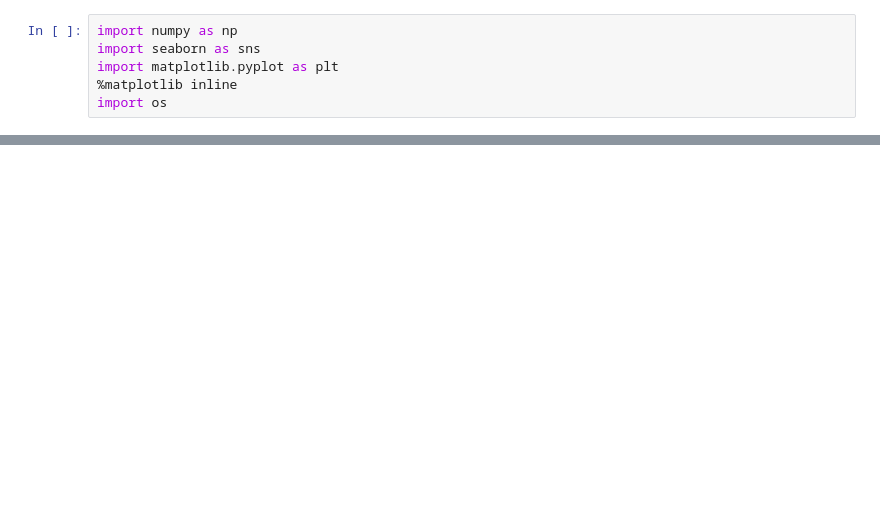
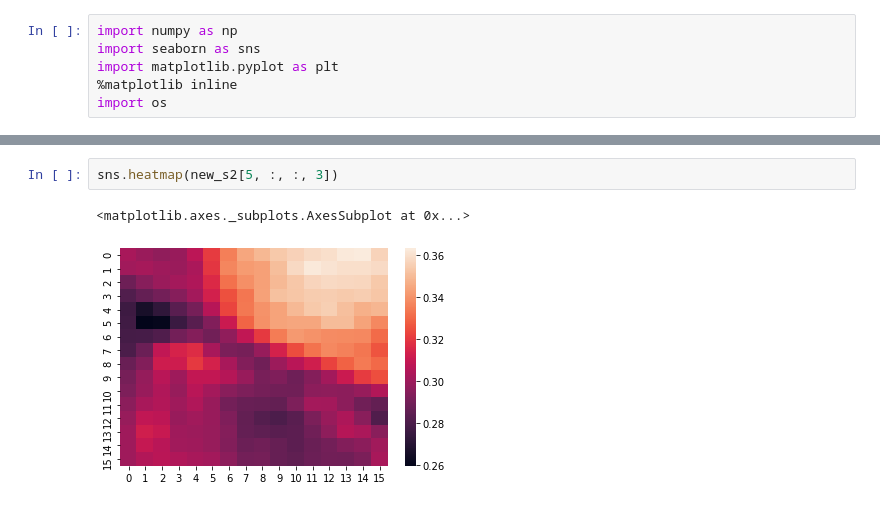
Before and after one commit to wri/sentinel-tree-cover, a Jupyter notebook: notebooks/not_for_release/compare_download_protocols.ipynb, the cells around one changed output, grey strips where cells are left out. Cells and saved outputs as stored; diff of their text form; blank space fills up the shorter version.

```diff
--- a/notebooks/not_for_release/compare_download_protocols.ipynb
+++ b/notebooks/not_for_release/compare_download_protocols.ipynb
@@ -50,0 +63,5 @@ array([11.70160585, 11.42617245, 12.19697934, 11.59124382, 10.07617247,
+# %%
+sns.heatmap(new_s2[5, :, :, 3])
+# %% [output]
+<matplotlib.axes._subplots.AxesSubplot at 0x...>
+[figure, added]
```
Also changed, not shown: parts of 16 cells of this notebook, 6 other files.
